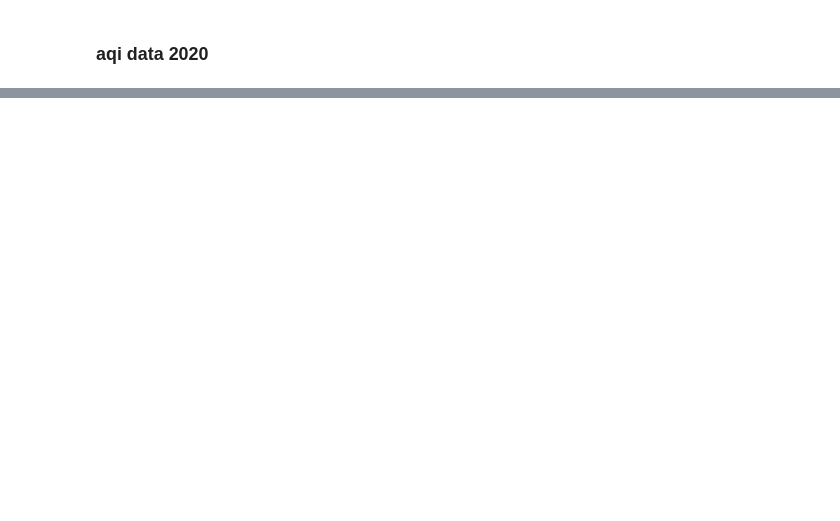
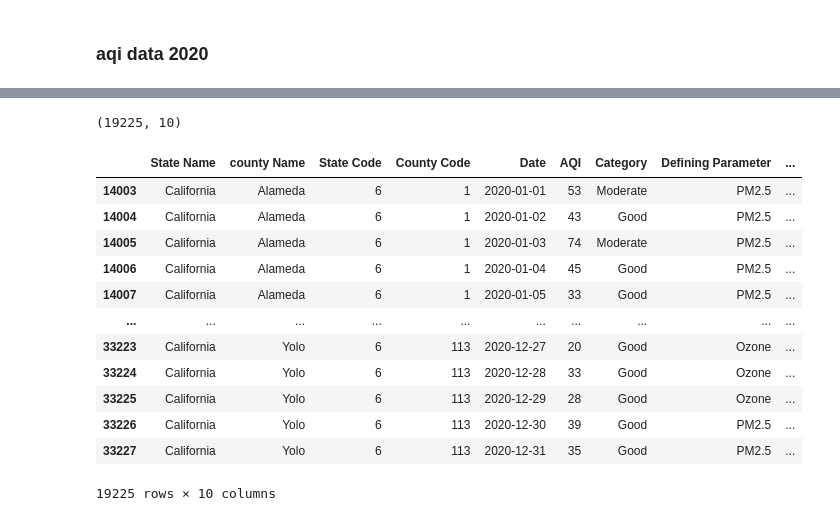
Before and after one commit to annamarieweber/AQI-predictor, a Jupyter notebook: final-project-notebook.ipynb, the cells around one changed output, grey strips where cells are left out. Cells and saved outputs as stored; diff of their text form; code cells hidden in the pictures; blank space fills up the shorter version.

```diff
--- a/final-project-notebook.ipynb
+++ b/final-project-notebook.ipynb
@@ -322,0 +342,20 @@ Index(['State Name', 'county Name', 'State Code', 'County Code', 'Date', 'AQI',
+# %%
+california_aqi_df = aqi_2020[aqi_2020["State Name"] == "California"]
+
+print(california_aqi_df.shape)
+display(california_aqi_df)
+# %% [output]
+(19225, 10)
+|  | State Name | county Name | State Code | County Code | Date | AQI | Category | Defining Parameter | ... |
+| 14003 | California | Alameda | 6 | 1 | 2020-01-01 | 53 | Moderate | PM2.5 | ... |
+| 14004 | California | Alameda | 6 | 1 | 2020-01-02 | 43 | Good | PM2.5 | ... |
+| 14005 | California | Alameda | 6 | 1 | 2020-01-03 | 74 | Moderate | PM2.5 | ... |
+| 14006 | California | Alameda | 6 | 1 | 2020-01-04 | 45 | Good | PM2.5 | ... |
+| 14007 | California | Alameda | 6 | 1 | 2020-01-05 | 33 | Good | PM2.5 | ... |
+| ... | ... | ... | ... | ... | ... | ... | ... | ... | ... |
+| 33223 | California | Yolo | 6 | 113 | 2020-12-27 | 20 | Good | Ozone | ... |
+| 33224 | California | Yolo | 6 | 113 | 2020-12-28 | 33 | Good | Ozone | ... |
+| 33225 | California | Yolo | 6 | 113 | 2020-12-29 | 28 | Good | Ozone | ... |
+| 33226 | California | Yolo | 6 | 113 | 2020-12-30 | 39 | Good | PM2.5 | ... |
+| 33227 | California | Yolo | 6 | 113 | 2020-12-31 | 35 | Good | PM2.5 | ... |
+19225 rows × 10 columns
```
Also changed, not shown: parts of 7 cells of this notebook.
